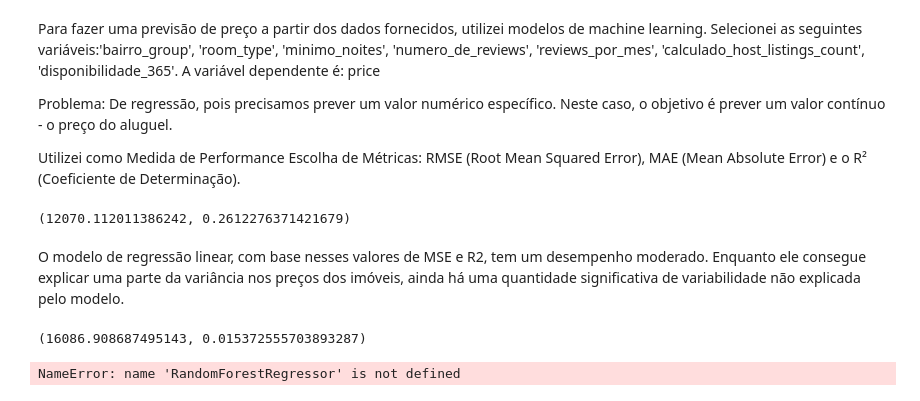
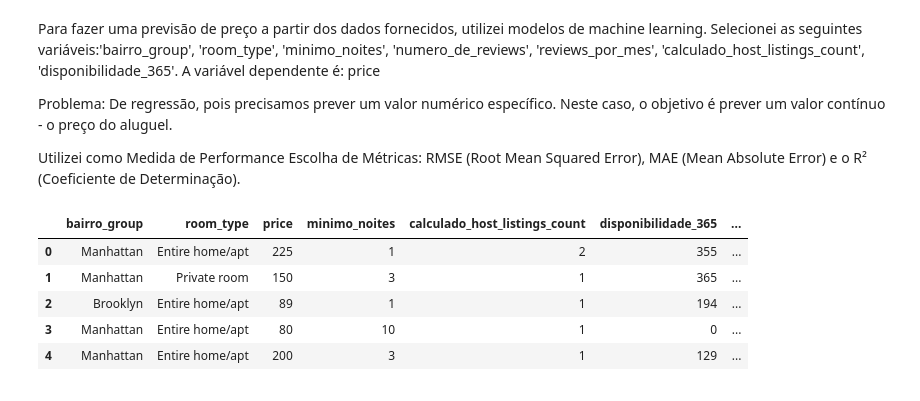
Before and after one commit to anaraquelortolan/meu_git, a Jupyter notebook: Analise de dados.ipynb, the cells around one changed output. Cells and saved outputs as stored; diff of their text form; code cells hidden in the pictures.

```diff
--- a/Analise de dados.ipynb
+++ b/Analise de dados.ipynb
@@ -282,8 +277,14 @@ A escolha da localização para investir em um apartamento para alugar na plataf
 # %%
 #O número mínimo de noites e a disponibilidade ao longo do ano interferem no preço?
-X = sm.add_constant(df[['minimo_noites', 'disponibilidade_365']])
+
 y = df['price']
-model = sm.OLS(y, X).fit()
-model_summary = model.summary()
-model_summary
+df['intercepto'] = 1
+x = df[['intercepto',
+        'minimo_noites',
+        'disponibilidade_365']]
+
+modelo = sm.OLS(y , x)
+resultado = modelo.fit()
+
+print(resultado.summary())
 # %% [output]
@@ -377,5 +380,15 @@ Utilizei como Medida de Performance Escolha de Métricas:
 RMSE (Root Mean Squared Error), MAE (Mean Absolute Error) e o
 R² (Coeficiente de Determinação).
 # %%
-#Removendo colunas desnecessárias
-df.drop(['nome','id', 'host_id','host_name', 'ultima_review', 'latitude','longitude','bairro','numero_de_reviews','reviews_por_mes'], axis = 1, inplace = True)
+# Tratando os dados e removendo as colunas especificadas
+colunas_para_remover = ['nome', 'id', 'host_id', 'ultima_review', 'host_name', 'latitude', 'longitude',
+                        'bairro', 'numero_de_reviews', 'reviews_por_mes']
+df.drop(colunas_para_remover, axis=1, inplace=True)
+df.head()
+# %% [output]
+|  | bairro_group | room_type | price | minimo_noites | calculado_host_listings_count | disponibilidade_365 | ... |
+| 0 | Manhattan | Entire home/apt | 225 | 1 | 2 | 355 | ... |
+| 1 | Manhattan | Private room | 150 | 3 | 1 | 365 | ... |
+| 2 | Brooklyn | Entire home/apt | 89 | 1 | 1 | 194 | ... |
+| 3 | Manhattan | Entire home/apt | 80 | 10 | 1 | 0 | ... |
+| 4 | Manhattan | Entire home/apt | 200 | 3 | 1 | 129 | ... |
@@ -385,38 +394,0 @@ df['bairro_group']=df['bairro_group'].factorize()[0]
-# %%
-#Regressão linear
-df = pd.get_dummies(df, columns=['bairro_group', 'room_type'])
-X = df.drop('price', axis=1)
-y = df['price']
-X_train, X_test, y_train, y_test = train_test_split(X, y, test_size=0.2, random_state=42)
-linear_model = LinearRegression()
-linear_model.fit(X_train, y_train)
-y_pred = linear_model.predict(X_test)
-mse_linear = mean_squared_error(y_test, y_pred)
-r2_linear = r2_score(y_test, y_pred)
-
-mse_linear, r2_linear
-# %% [output]
-(12070.112011386242, 0.2612276371421679)
-# %% [markdown]
-O modelo de regressão linear, com base nesses valores de MSE e R2, tem um desempenho moderado. Enquanto ele consegue explicar uma parte da variância nos preços dos imóveis, ainda há uma quantidade significativa de variabilidade não explicada pelo modelo.
-# %%
-from sklearn.tree import DecisionTreeRegressor
-dt_model = DecisionTreeRegressor(random_state=45)
-dt_model.fit(X_train, y_train)
-y_pred_dt = dt_model.predict(X_test)
-mse_dt = mean_squared_error(y_test, y_pred_dt)
-r2_dt = r2_score(y_test, y_pred_dt)
-
-mse_dt, r2_dt
-# %% [output]
-(16086.908687495143, 0.015372555703893287)
-# %%
-rf_model = RandomForestRegressor(n_estimators=100, random_state=42)
-rf_model.fit(X_train, y_train)
-y_pred_rf = rf_model.predict(X_test)
-mse_rf = mean_squared_error(y_test, y_pred_rf)
-r2_rf = r2_score(y_test, y_pred_rf)
-
-mse_rf, r2_rf
-# %% [output]
-NameError: name 'RandomForestRegressor' is not defined
```
Also changed, not shown: parts of 27 cells of this notebook.
